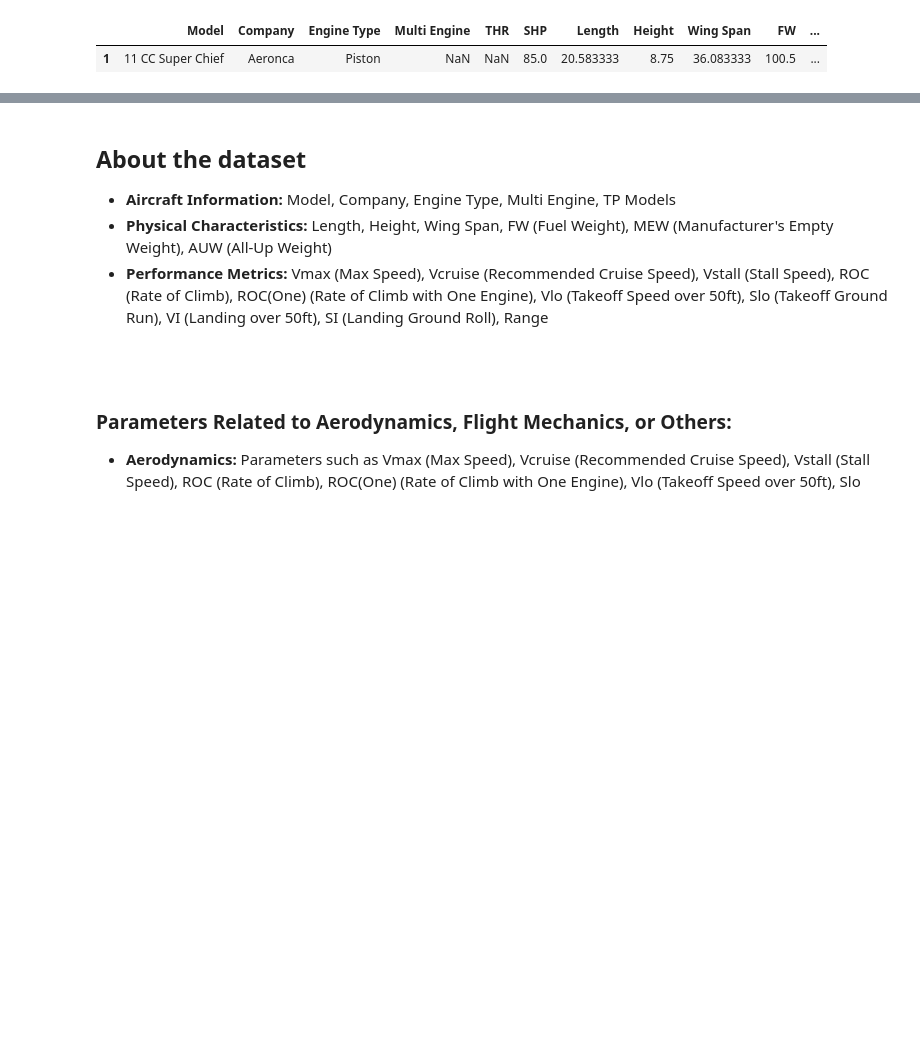
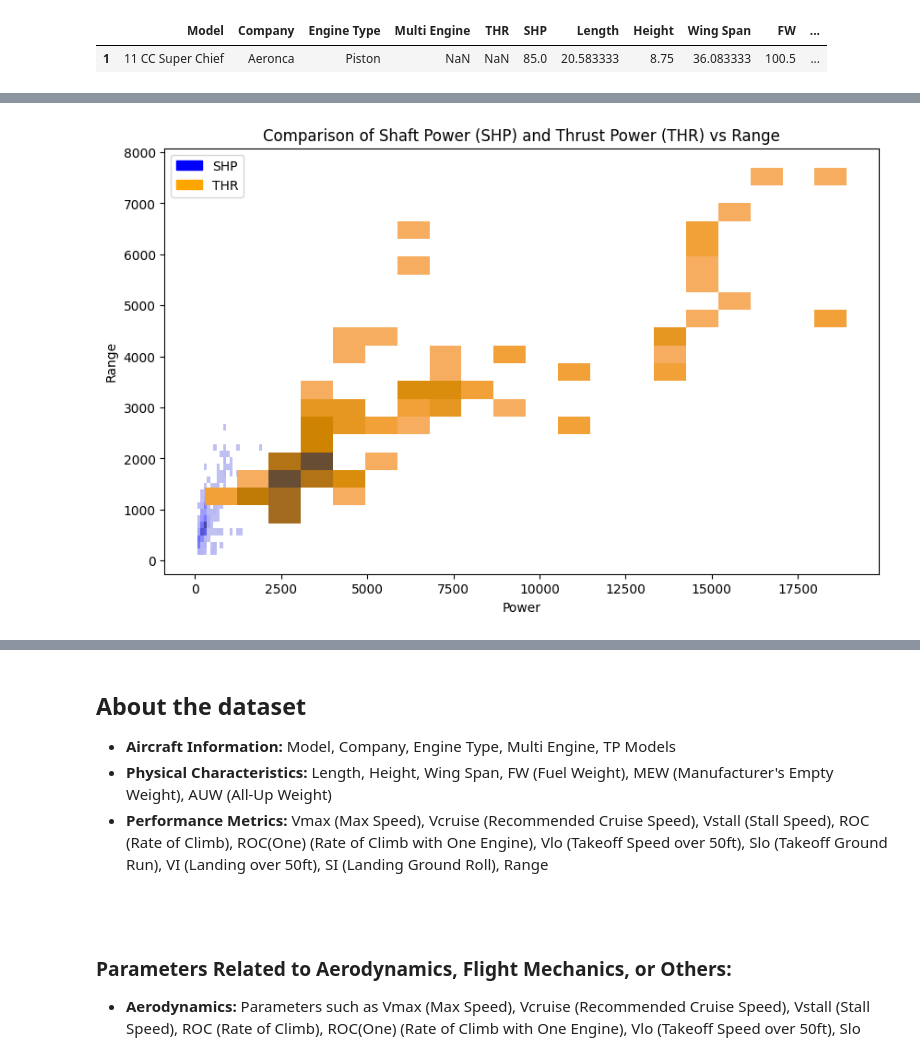
Before and after one commit to stahir01/Master-Thesis, a Jupyter notebook: Master_Thesis_Datasets.ipynb, the cells around one changed output, grey strips where cells are left out. Cells and saved outputs as stored; diff of their text form; code cells hidden in the pictures; blank space fills up the shorter version.

```diff
--- a/Master_Thesis_Datasets.ipynb
+++ b/Master_Thesis_Datasets.ipynb
@@ -228,0 +426,31 @@ boeing_747
+# %%
+import seaborn as sns
+import matplotlib.pyplot as plt
+import matplotlib.patches as mpatches
+
+# Create two separate histograms for 'SHP' and 'THR'
+plt.figure(figsize=(10, 6))
+
+# Histogram for 'SHP'
+sns.histplot(data=aircraft_performance_dataset, x='SHP', y='Range', bins=20, kde=True, color='blue', label='SHP')
+
+# Histogram for 'THR'
+sns.histplot(data=aircraft_performance_dataset, x='THR', y='Range', bins=20, kde=True, color='orange', label='THR')
+
+# Set plot title and labels
+plt.title('Comparison of Shaft Power (SHP) and Thrust Power (THR) vs Range')
+plt.xlabel('Power')
+plt.ylabel('Range')
+
+# Define custom legend
+legend_labels = ['SHP', 'THR']
+legend_colors = ['blue', 'orange']
+legend_patches = [mpatches.Patch(color=color, label=label) for color, label in zip(legend_colors, legend_labels)]
+
+# Add legend to the right-hand side with color labels
+plt.legend(handles=legend_patches, loc='upper left')
+
+# Show plot
+plt.show()
+# %% [output]
+[figure, added]
```
Also changed, not shown: parts of 17 cells of this notebook, 1 other file.
